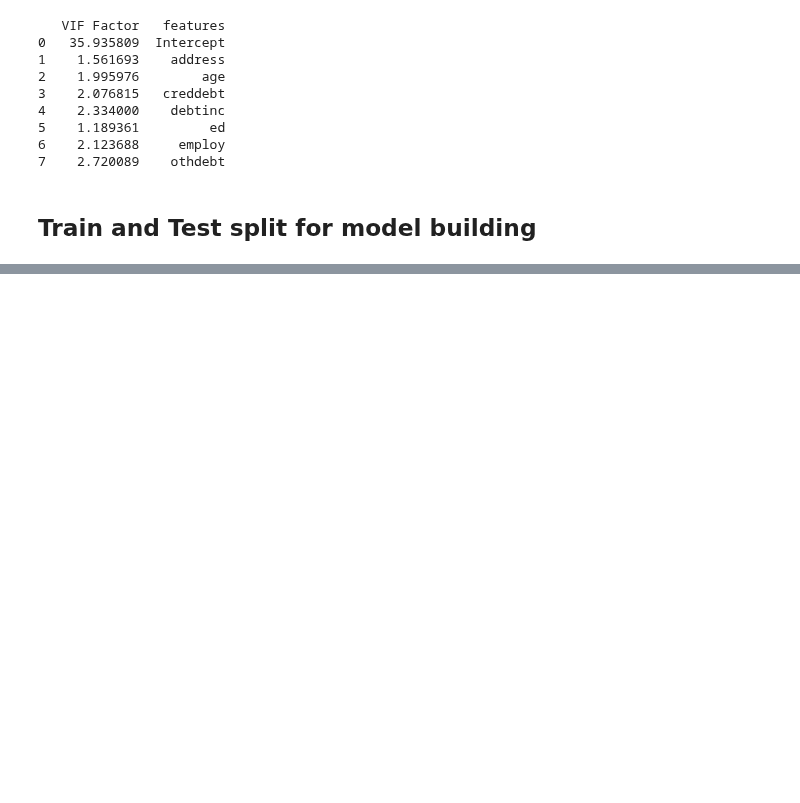
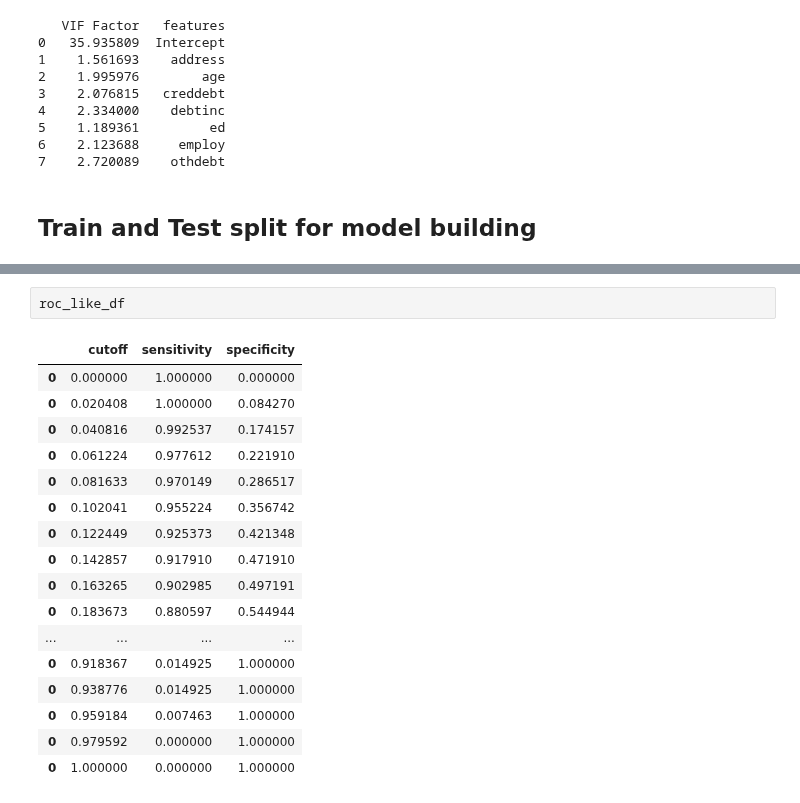
Before and after one commit to mkmritunjay/machineLearning, a Jupyter notebook: Logistic_regression.ipynb, the cells around one changed output, grey strips where cells are left out. Saved outputs shown, nothing was run; the diff lists cells and outputs as text; blank space fills up the shorter version.

```diff
--- a/Logistic_regression.ipynb
+++ b/Logistic_regression.ipynb
@@ -334,0 +470,20 @@ print(vif)
+# %%
+roc_like_df
+# %% [output]
+|  | cutoff | sensitivity | specificity |
+| 0 | 0.000000 | 1.000000 | 0.000000 |
+| 0 | 0.020408 | 1.000000 | 0.084270 |
+| 0 | 0.040816 | 0.992537 | 0.174157 |
+| 0 | 0.061224 | 0.977612 | 0.221910 |
+| 0 | 0.081633 | 0.970149 | 0.286517 |
+| 0 | 0.102041 | 0.955224 | 0.356742 |
+| 0 | 0.122449 | 0.925373 | 0.421348 |
+| 0 | 0.142857 | 0.917910 | 0.471910 |
+| 0 | 0.163265 | 0.902985 | 0.497191 |
+| 0 | 0.183673 | 0.880597 | 0.544944 |
+| ... | ... | ... | ... |
+| 0 | 0.918367 | 0.014925 | 1.000000 |
+| 0 | 0.938776 | 0.014925 | 1.000000 |
+| 0 | 0.959184 | 0.007463 | 1.000000 |
+| 0 | 0.979592 | 0.000000 | 1.000000 |
+| 0 | 1.000000 | 0.000000 | 1.000000 |
```
Also changed, not shown: parts of 10 cells of this notebook.
